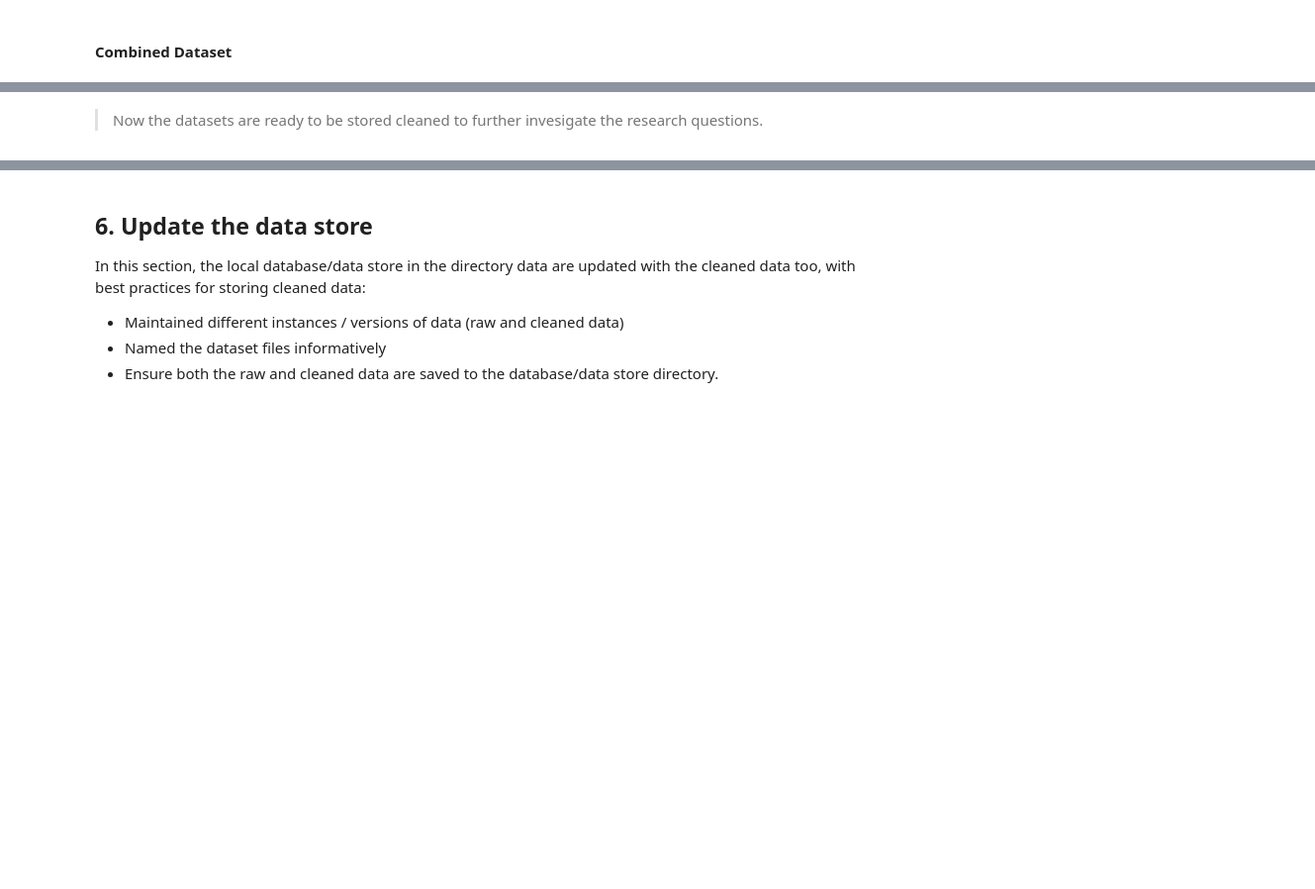
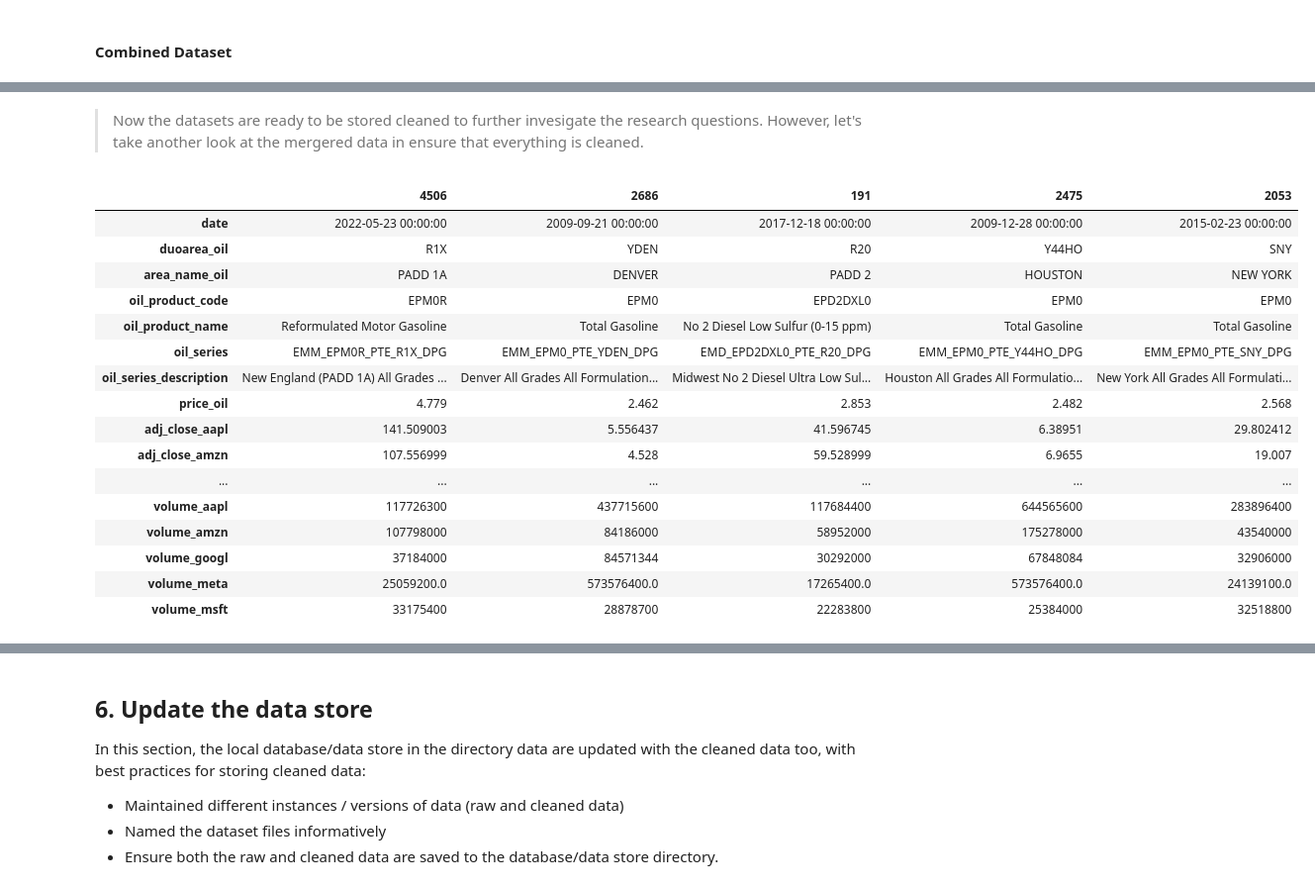
Before and after one commit to sondosaabed/Oil-vs-BigTech-stock-investigation, a Jupyter notebook: oil-bigTechCompanies-investigation.ipynb, the cells around one changed output, grey strips where cells are left out. Shown at 99% size. Cells and saved outputs as stored; diff of their text form; code cells hidden in the pictures; blank space fills up the shorter version.

```diff
--- a/oil-bigTechCompanies-investigation.ipynb
+++ b/oil-bigTechCompanies-investigation.ipynb
@@ -861,2 +887,22 @@ merged_data.sample(5).T
 # %% [markdown]
-> Now the datasets are ready to be stored cleaned to further invesigate the research questions.
+> Now the datasets are ready to be stored cleaned to further invesigate the research questions. However, let's take another look at the mergered data in ensure that everything is cleaned.
+# %%
+merged_data.sample(5).T
+# %% [output]
+|  | 4506 | 2686 | 191 | 2475 | 2053 |
+| date | 2022-05-23 00:00:00 | 2009-09-21 00:00:00 | 2017-12-18 00:00:00 | 2009-12-28 00:00:00 | 2015-02-23 00:00:00 |
+| duoarea_oil | R1X | YDEN | R20 | Y44HO | SNY |
+| area_name_oil | PADD 1A | DENVER | PADD 2 | HOUSTON | NEW YORK |
+| oil_product_code | EPM0R | EPM0 | EPD2DXL0 | EPM0 | EPM0 |
+| oil_product_name | Reformulated Motor Gasoline | Total Gasoline | No 2 Diesel Low Sulfur (0-15 ppm) | Total Gasoline | Total Gasoline |
+| oil_series | EMM_EPM0R_PTE_R1X_DPG | EMM_EPM0_PTE_YDEN_DPG | EMD_EPD2DXL0_PTE_R20_DPG | EMM_EPM0_PTE_Y44HO_DPG | EMM_EPM0_PTE_SNY_DPG |
+| oil_series_description | New England (PADD 1A) All Grades ... | Denver All Grades All Formulation... | Midwest No 2 Diesel Ultra Low Sul... | Houston All Grades All Formulatio... | New York All Grades All Formulati... |
+| price_oil | 4.779 | 2.462 | 2.853 | 2.482 | 2.568 |
+| adj_close_aapl | 141.509003 | 5.556437 | 41.596745 | 6.38951 | 29.802412 |
+| adj_close_amzn | 107.556999 | 4.528 | 59.528999 | 6.9655 | 19.007 |
+| ... | ... | ... | ... | ... | ... |
+| volume_aapl | 117726300 | 437715600 | 117684400 | 644565600 | 283896400 |
+| volume_amzn | 107798000 | 84186000 | 58952000 | 175278000 | 43540000 |
+| volume_googl | 37184000 | 84571344 | 30292000 | 67848084 | 32906000 |
+| volume_meta | 25059200.0 | 573576400.0 | 17265400.0 | 573576400.0 | 24139100.0 |
+| volume_msft | 33175400 | 28878700 | 22283800 | 25384000 | 32518800 |
```
Also changed, not shown: parts of 47 cells of this notebook.
